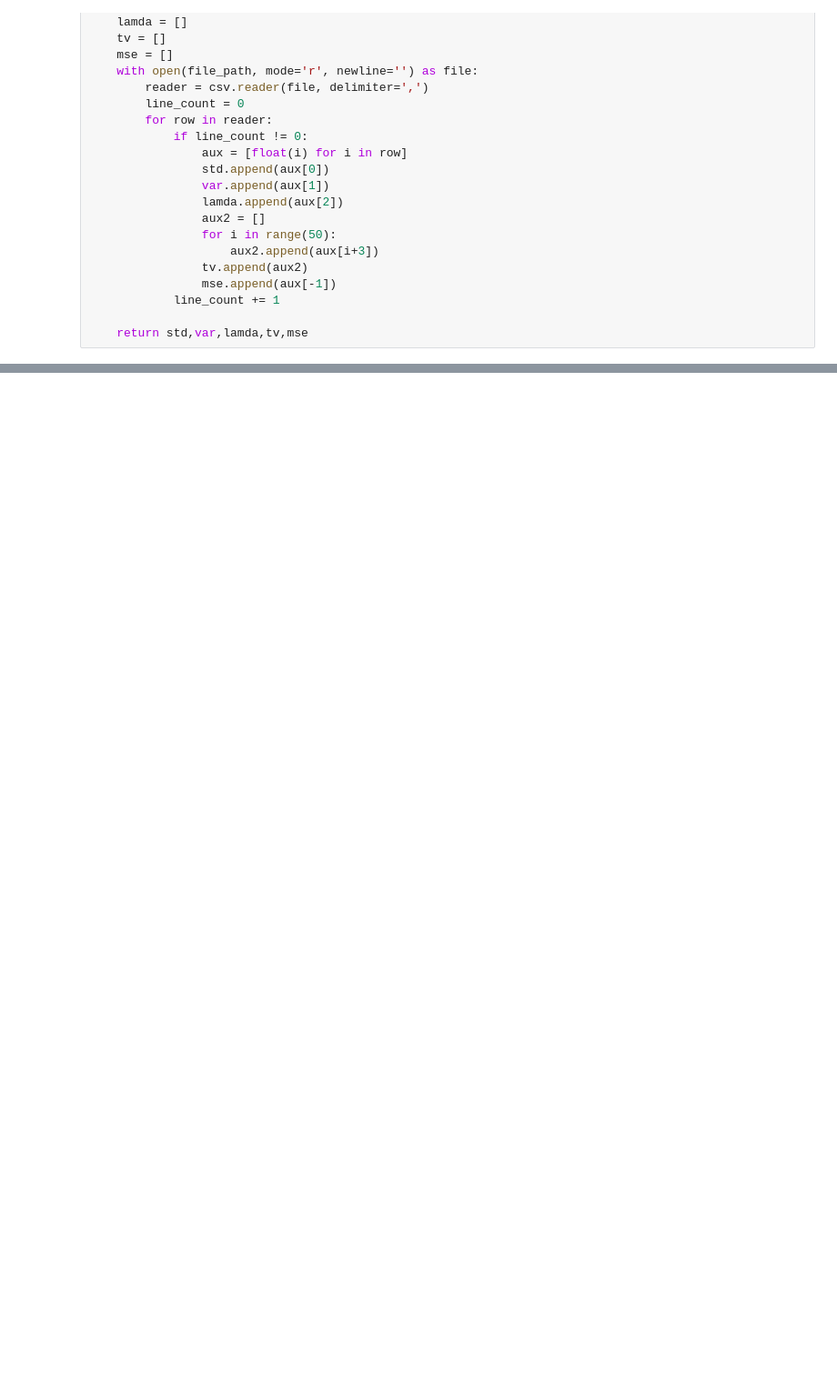
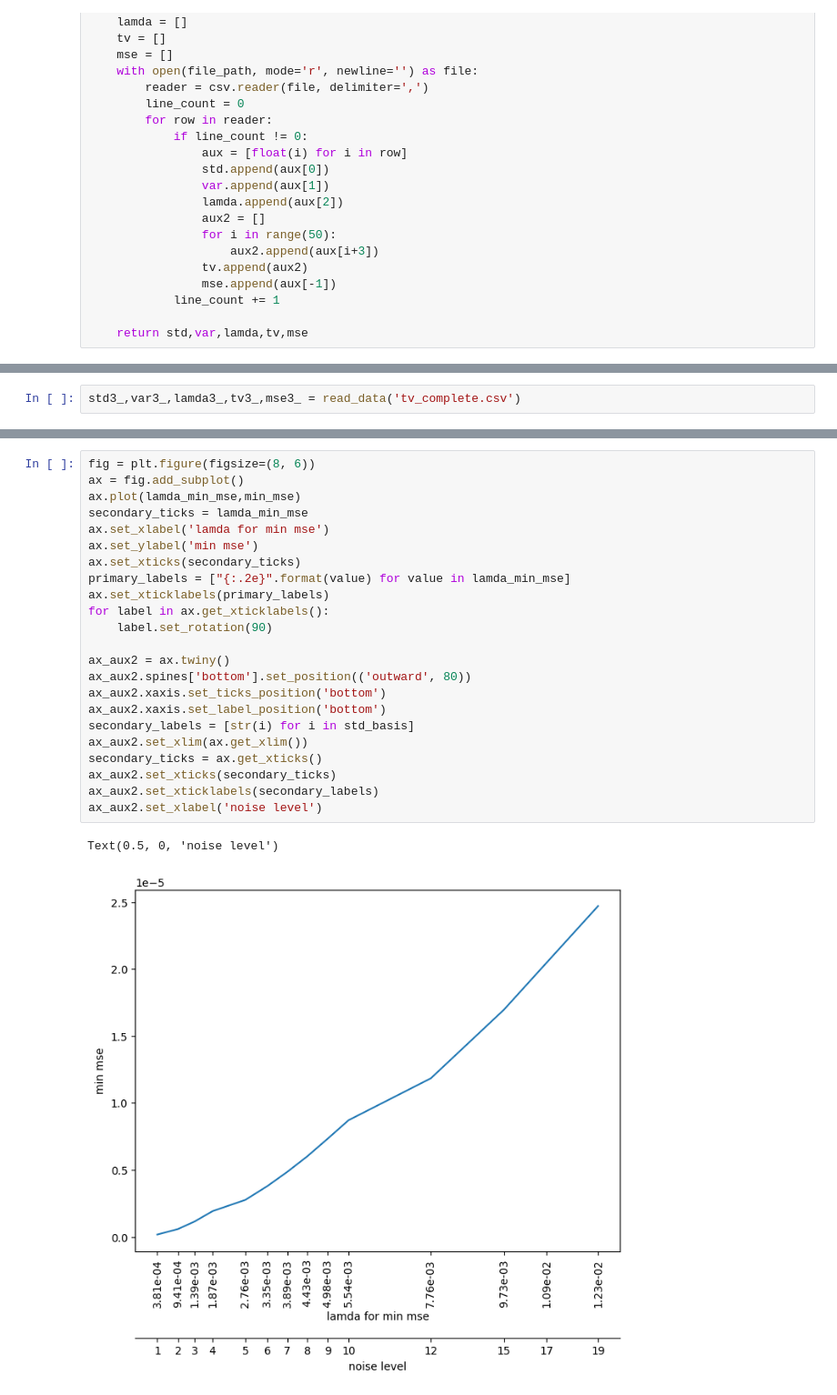
Before and after one commit to MICLab-Unicamp/LeticiaDiniz_IC, a Jupyter notebook: NoiseAnalysis_Filter.ipynb, the cells around one changed output, grey strips where cells are left out. Shown at 91% size. Cells and saved outputs as stored; diff of their text form; blank space fills up the shorter version.

```diff
--- a/NoiseAnalysis_Filter.ipynb
+++ b/NoiseAnalysis_Filter.ipynb
@@ -335,0 +250,2 @@ div = get_div(grad)
+# %%
+std3_,var3_,lamda3_,tv3_,mse3_ = read_data('tv_complete.csv')
@@ -335,0 +285,26 @@ div = get_div(grad)
+# %%
+fig = plt.figure(figsize=(8, 6))
+ax = fig.add_subplot()
+ax.plot(lamda_min_mse,min_mse)
+secondary_ticks = lamda_min_mse
+ax.set_xlabel('lamda for min mse')
+ax.set_ylabel('min mse')
+ax.set_xticks(secondary_ticks)
+primary_labels = ["{:.2e}".format(value) for value in lamda_min_mse]
+ax.set_xticklabels(primary_labels)
+for label in ax.get_xticklabels():
+    label.set_rotation(90)
+
+ax_aux2 = ax.twiny()
+ax_aux2.spines['bottom'].set_position(('outward', 80))
+ax_aux2.xaxis.set_ticks_position('bottom')
+ax_aux2.xaxis.set_label_position('bottom')
+secondary_labels = [str(i) for i in std_basis]
+ax_aux2.set_xlim(ax.get_xlim())
+secondary_ticks = ax.get_xticks()
+ax_aux2.set_xticks(secondary_ticks)
+ax_aux2.set_xticklabels(secondary_labels)
+ax_aux2.set_xlabel('noise level')
+# %% [output]
+Text(0.5, 0, 'noise level')
+[figure, added]
```
Also changed, not shown: parts of 34 cells of this notebook, 4 other files.
